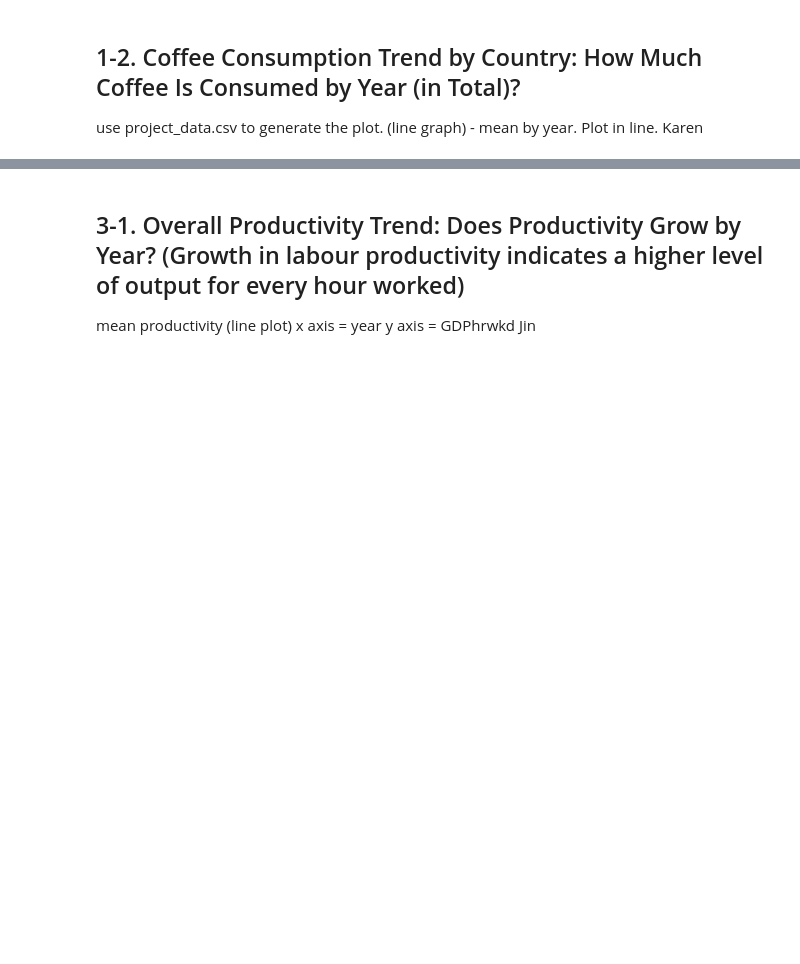
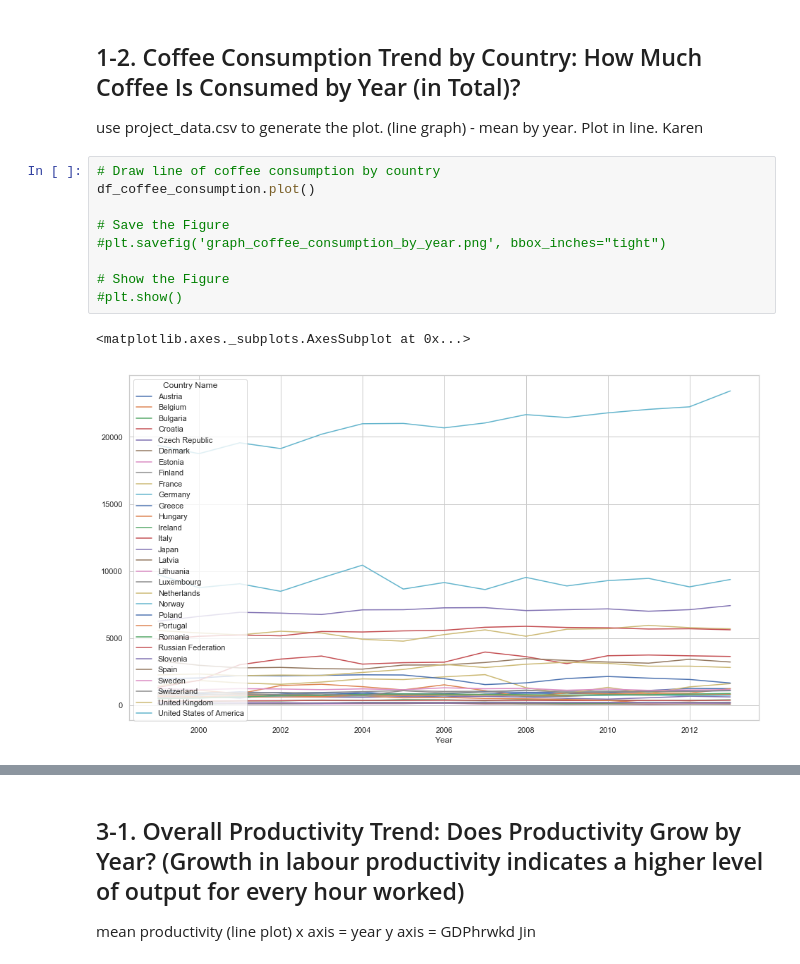
Before and after one commit to andrewboring/Confabulators_Project_1, a Jupyter notebook: project1_the-confabulators_starter.ipynb, the cells around one changed output, grey strips where cells are left out. Drawn from its saved outputs; the diff is of its cells as text; blank space fills up the shorter version.

```diff
--- a/project1_the-confabulators_starter.ipynb
+++ b/project1_the-confabulators_starter.ipynb
@@ -34,3 +80,15 @@ Karen
 ## 1-2. Coffee Consumption Trend by Country: How Much Coffee Is Consumed by Year (in Total)?
 use project_data.csv to generate the plot. (line graph) - mean by year. Plot in line.
 Karen
+# %%
+# Draw line of coffee consumption by country
+df_coffee_consumption.plot()
+
+# Save the Figure
+#plt.savefig('graph_coffee_consumption_by_year.png', bbox_inches="tight")
+
+# Show the Figure
+#plt.show()
+# %% [output]
+<matplotlib.axes._subplots.AxesSubplot at 0x...>
+[figure, added]
```
Also changed, not shown: parts of 19 cells of this notebook.
